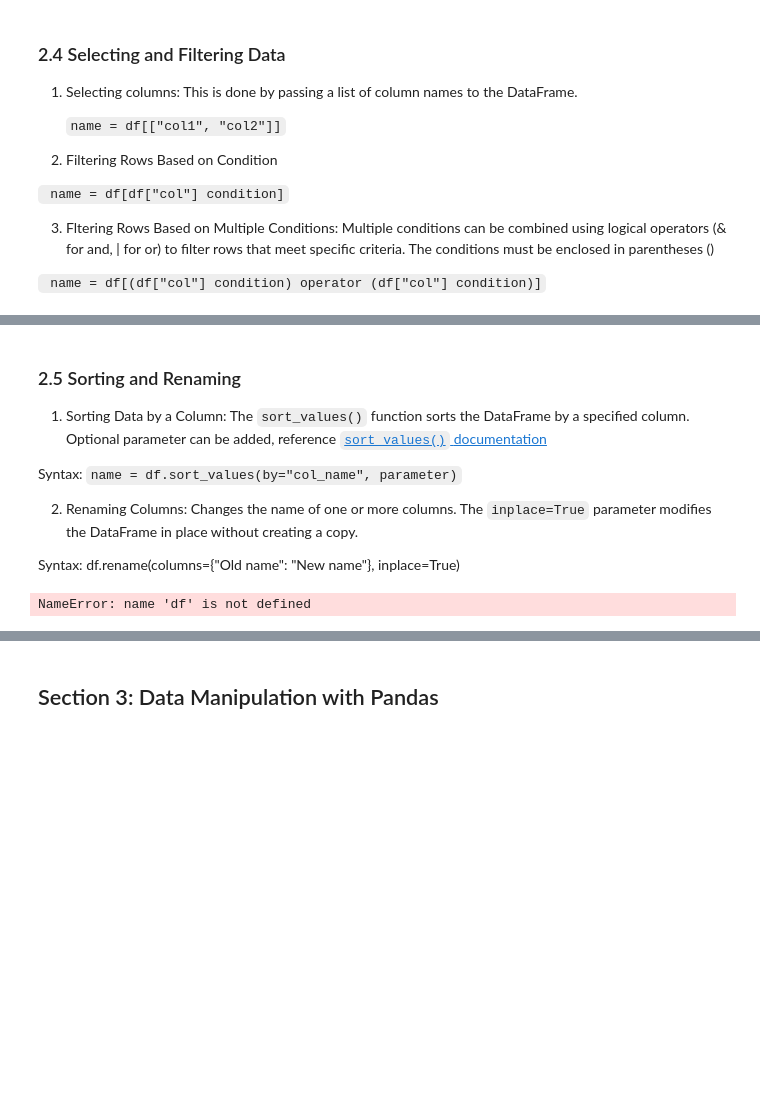
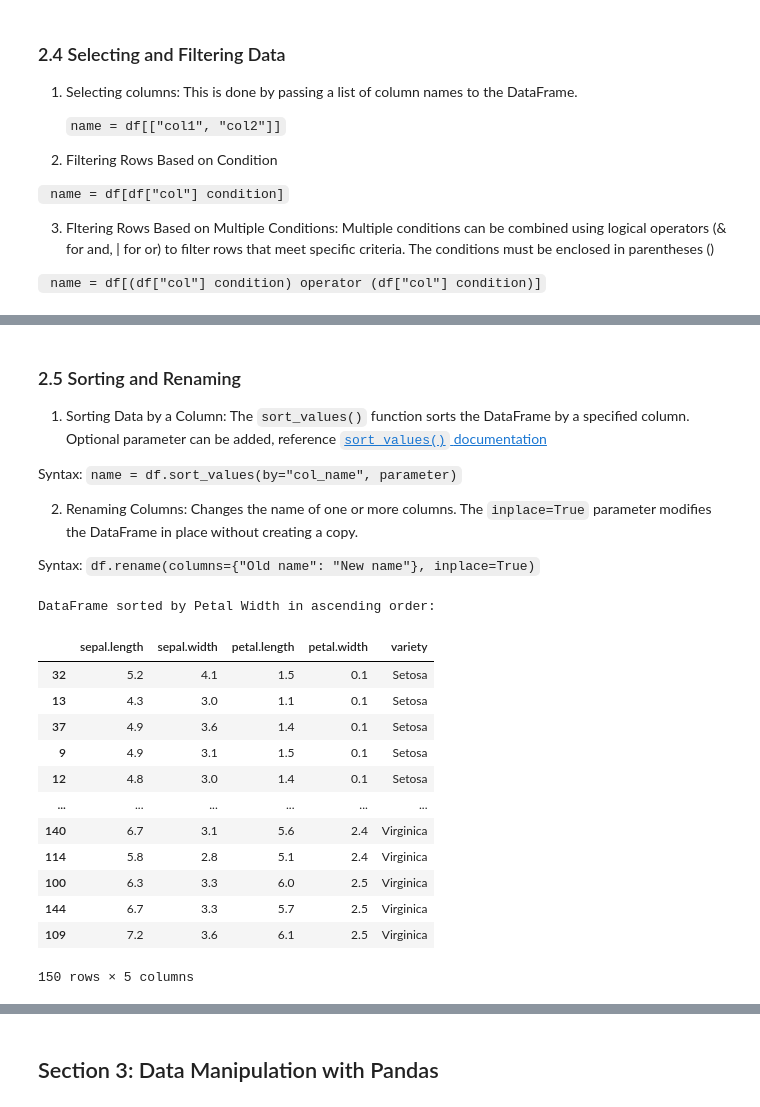
Before and after one commit to shiftkey-labs/PythonDA-course, a Jupyter notebook: Week 3 & 4/Week_3_&_4_Pandas,_NumPy,_Matplotlib.ipynb, the cells around one changed output, grey strips where cells are left out. Cells and saved outputs as stored; diff of their text form; code cells hidden in the pictures; blank space fills up the shorter version.

````diff
--- a/Week 3 & 4/Week_3_&_4_Pandas,_NumPy,_Matplotlib.ipynb
+++ b/Week 3 & 4/Week_3_&_4_Pandas,_NumPy,_Matplotlib.ipynb
@@ -202,14 +292,28 @@ filtered_setosa
 
 2. Renaming Columns: Changes the name of one or more columns. The `inplace=True` parameter modifies the DataFrame in place without creating a copy.
 
-  Syntax: df.rename(columns={"Old name": "New name"}, inplace=True)
+  Syntax:
+  ```df.rename(columns={"Old name": "New name"}, inplace=True)```
 # %%
 # Sorting Data by Petal Width in ascending order
-sorted_df = df.sort_values(by="petal.width", descending=True)
+sorted_df = df.sort_values(by="petal.width", ascending=True)
 print("\nDataFrame sorted by Petal Width in ascending order:\n")
 sorted_df
 # %% [output]
-NameError: name 'df' is not defined
+DataFrame sorted by Petal Width in ascending order:
+|  | sepal.length | sepal.width | petal.length | petal.width | variety |
+| 32 | 5.2 | 4.1 | 1.5 | 0.1 | Setosa |
+| 13 | 4.3 | 3.0 | 1.1 | 0.1 | Setosa |
+| 37 | 4.9 | 3.6 | 1.4 | 0.1 | Setosa |
+| 9 | 4.9 | 3.1 | 1.5 | 0.1 | Setosa |
+| 12 | 4.8 | 3.0 | 1.4 | 0.1 | Setosa |
+| ... | ... | ... | ... | ... | ... |
+| 140 | 6.7 | 3.1 | 5.6 | 2.4 | Virginica |
+| 114 | 5.8 | 2.8 | 5.1 | 2.4 | Virginica |
+| 100 | 6.3 | 3.3 | 6.0 | 2.5 | Virginica |
+| 144 | 6.7 | 3.3 | 5.7 | 2.5 | Virginica |
+| 109 | 7.2 | 3.6 | 6.1 | 2.5 | Virginica |
+150 rows × 5 columns
 # %%
 # Sorting Data by Petal Width in descending order
 sorted_df = df.sort_values(by="petal.width", ascending=False)
````
Also changed, not shown: parts of 61 cells of this notebook, 1 other file.
